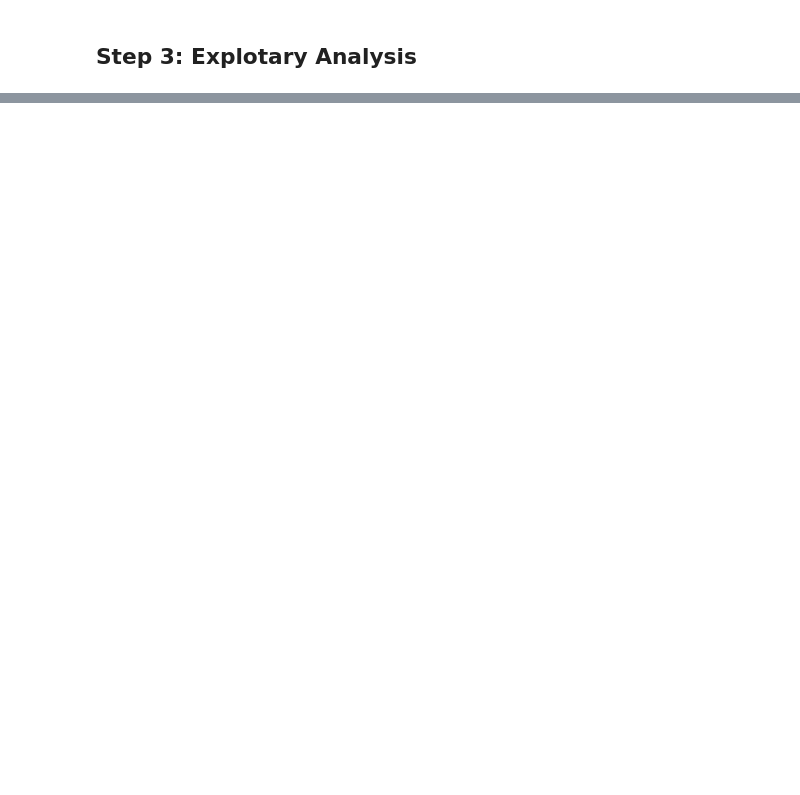
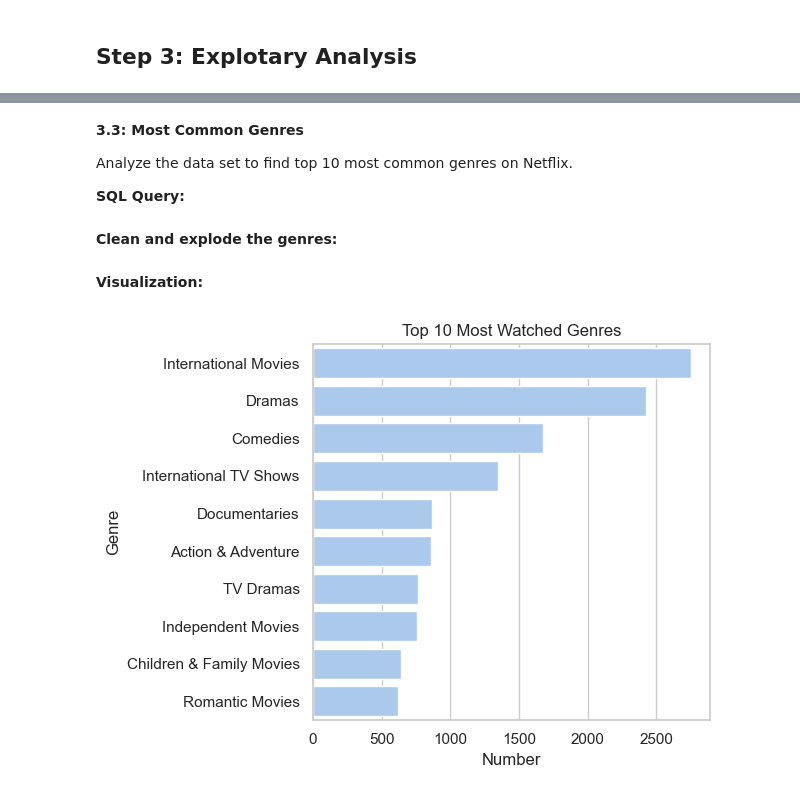
Before and after one commit to sudeirmaak/Netflix-EDA-Project, a Jupyter notebook: notebook/main.ipynb, the cells around one changed output, grey strips where cells are left out. Cells and saved outputs as stored; diff of their text form; code cells hidden in the pictures; blank space fills up the shorter version.

Commit message:
Did some explotary analysis and created visuals

```diff
--- a/notebook/main.ipynb
+++ b/notebook/main.ipynb
@@ -11,3 +13,11 @@ Both **pandas** and **SQL (SQLite)** are used for data analysis, and visualizati
+# %%
+import pandas as pd
+import sqlite3
+import matplotlib.pyplot as plt
+import seaborn as sns
+
+sns.set(style="whitegrid")
+sns.set_palette("pastel")
 # %% [markdown]
 **Read the dataset:**
 # %%
@@ -108,0 +114,5 @@ conn.close()
+# %%
+df = pd.read_sql('SELECT * FROM netflix', conn)
+df.head()
+df.info()
+df.describe()
@@ -108,0 +201,6 @@ conn.close()
+# %% [markdown]
+**3.3: Most Common Genres**
+
+Analyze the data set to find top 10 most common genres on Netflix.
+
+**SQL Query:**
@@ -108,0 +214,24 @@ conn.close()
+# %% [markdown]
+**Clean and explode the genres:**
+# %%
+df_genres = df.copy()
+df_genres['genre'] = df_genres['listed_in'].str.split(',')
+df_genres = df_genres.explode('genre')
+df_genres['genre'] = df_genres['genre'].str.strip()
+
+genre_counts = df_genres['genre'].value_counts().head(10)
+
+top_genres = genre_counts.reset_index()
+top_genres.columns = ['genre', 'count']
+# %% [markdown]
+**Visualization:**
+# %%
+sns.barplot(data=top_genres, x='count', y='genre')
+plt.title('Top 10 Most Watched Genres')
+plt.xlabel('Number')
+plt.ylabel('Genre')
+plt.tight_layout()
+plt.savefig("../visuals/top_genres.png")
+plt.show()
+# %% [output]
+[figure, added]
```
Also changed, not shown: parts of 18 cells of this notebook, 3 other files.
